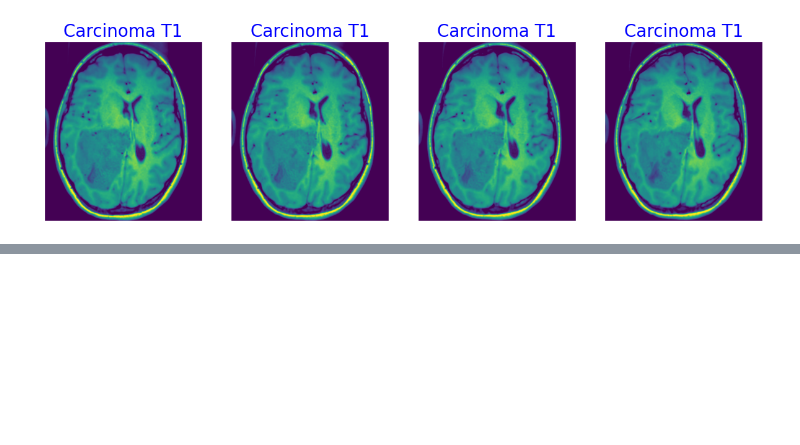
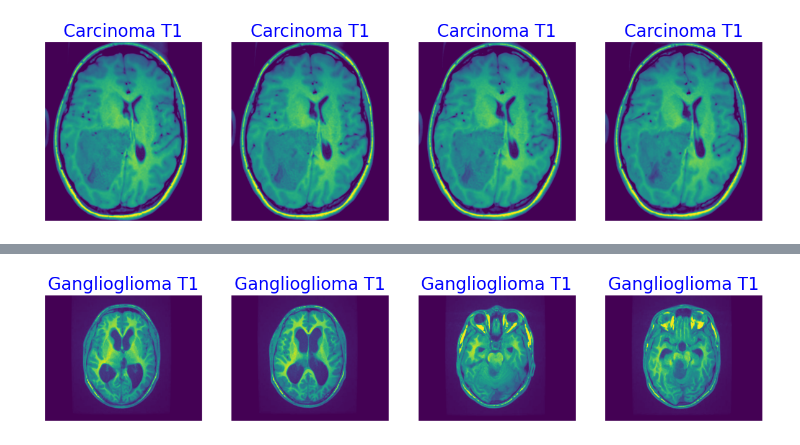
Before and after one commit to bassantmedhat/Brain_Tumor_Classification, a Jupyter notebook: Model.ipynb, the cells around one changed output, grey strips where cells are left out. Saved outputs shown, nothing was run; the diff lists cells and outputs as text; code cells hidden in the pictures; blank space fills up the shorter version.

```diff
--- a/Model.ipynb
+++ b/Model.ipynb
@@ -75,0 +72,4 @@ plot_class(classes[3])
+# %%
+plot_class(classes[9])
+# %% [output]
+[figure, added]
```
Also changed, not shown: parts of 3 cells of this notebook.
